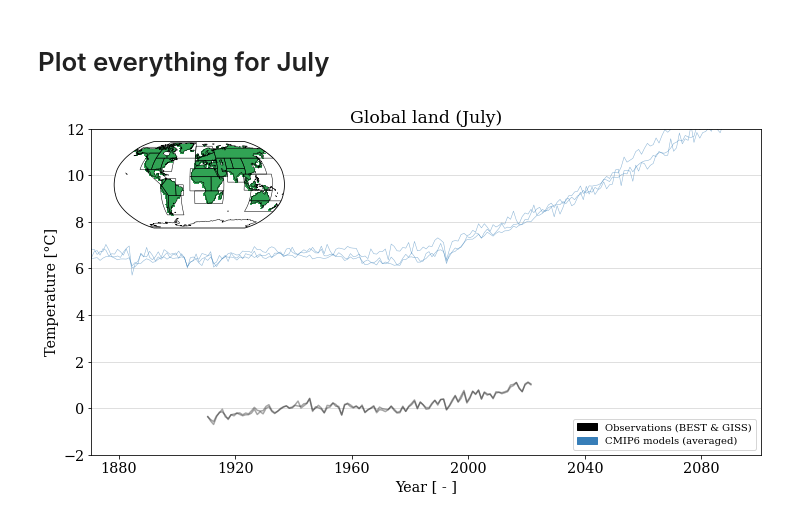
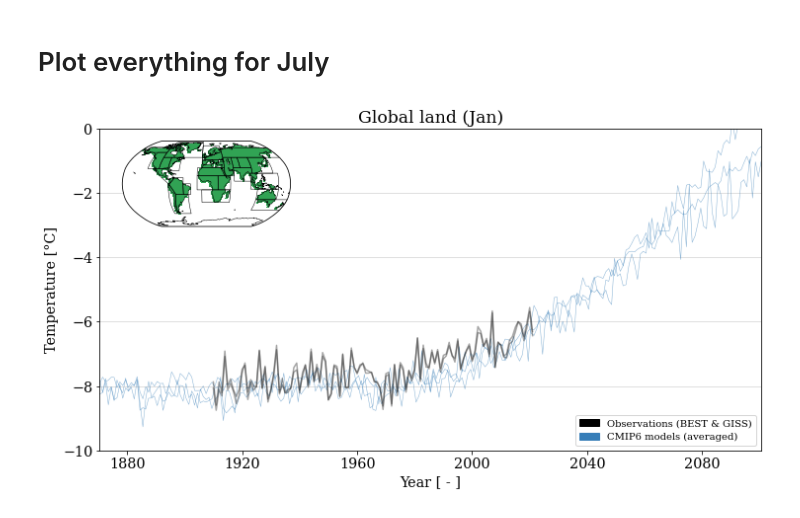
Before and after one commit to TristanPelser/mesmer, a Jupyter notebook: plots/Plotting code for Shruti.ipynb, the cells around one changed output. Saved outputs shown, nothing was run; the diff lists cells and outputs as text; code cells hidden in the pictures.

```diff
--- a/plots/Plotting code for Shruti.ipynb
+++ b/plots/Plotting code for Shruti.ipynb
@@ -122,19 +122,20 @@ def load_data_single_mod_mon(gen,model, mon, GMST=False, Tref_all=True,Tref_star
             data = xr.open_mfdataset(run_name_ssp, concat_dim='time', combine="nested").sel(time=slice('1870-01-01', '2101-01-01')).roll(lon=72)
             #data = data.sel(time=data.time.dt.month.isin([month_sel])) ## select specific month(s) from the data
             data = data.assign_coords(lon= (((data.lon + 180) % 360) - 180)) #assign coords so same labels as others
+            month_idx = data.groupby('time.month').groups ## select specific month(s) from the data
+            mon_idx = month_idx[month_sel]
+            data_sel = data.isel(time=mon_idx)
             scen = run_name.split('/')[-1].split('_')[-3]
             run = int(run_name.split('/')[-1].split('_')[-2].split('r')[1].split('i')[0])
 
             if scen not in list(y.keys()):
                 y[scen]={}
                 run_nrs[scen]=[]
-                y[scen][run] = data.tas.values  #still absolute values (contains also sea pixels)
-                y[scen][run] = y[scen][run][mon::12]  # select the chosen month only
+                y[scen][run] = data_sel.tas.values  #still absolute values (contains also sea pixels)
                 run_nrs[scen].append(run)
 
             else:
-                y[scen][run] = data.tas.values
-                y[scen][run] = y[scen][run][mon::12]  # select the chosen month only
+                y[scen][run] = data_sel.tas.values
                 run_nrs[scen].append(run)
 
             if GMST == True:
@@ -145,10 +146,11 @@ def load_data_single_mod_mon(gen,model, mon, GMST=False, Tref_all=True,Tref_star
         for run_name in run_names_list_historical:
             run_name_hist = run_name
             data_hist = xr.open_mfdataset(run_name_hist,concat_dim='time',  combine="nested").sel(time=slice('1870-01-01', '2101-01-01')).roll(lon=72)
-            #data_hist = data_hist.sel(time=data_hist.time.dt.month.isin([month_sel])) ## select specific month(s) from the data
+            month_idx = data_hist.groupby('time.month').groups ## select specific month(s) from the data
+            mon_idx = month_idx[month_sel]
+            data_sel = data_hist.isel(time=mon_idx)
             run = int(run_name.split('/')[-1].split('_')[-2].split('r')[1].split('i')[0])
-            y['historical'][run] = data_hist.tas.values
-            y['historical'][run] = y['historical'][run][mon::12]  # select the chosen month only
+            y['historical'][run] = data_sel.tas.values
             run_nrs['historical'].append(run)
 
         #sum up all ref climates
@@ -291,6 +295,0 @@ y_all_mon['giss'].shape
-# %%
-time_x = np.arange(12)
-
-for dataset in datasets:
-    plt.plot(time_x, np.mean(data_clim['best'], axis=1))
-    plt.plot(time_x, np.mean(data_clim['giss'], axis=1))
@@ -514,7 +483,7 @@ time_hist={}
 wgt_l={}
 
 for model in models:
-    y[model],time[model],time_hist[model],run_nrs_tas[model],srex,srex_names,lon_pc,lat_pc,idx_l,wgt_l = load_data_single_mod_mon(6,model,7,GMST=False,Tref_all=True,Tref_start='1870-01-01',Tref_end='1900-01-01', usr_time_res="mon")
+    y[model],time[model],time_hist[model],run_nrs_tas[model],srex,srex_names,lon_pc,lat_pc,idx_l,wgt_l = load_data_single_mod_mon(6,model,1,GMST=False,Tref_all=True,Tref_start='1951-01-01',Tref_end='1981-01-01', usr_time_res="mon")
 
 for scen in y[model].keys():
     y[model][scen]=np.stack(([y[model][scen][run] for run in run_nrs_tas[model][scen]]))
@@ -639,37 +633,39 @@ LST_all = {}
 time_all = pd.date_range('1870-01-01', '2100-01-01', freq='YS')
 time_all = time_all + pd.Timedelta(26, unit='w') - pd.Timedelta(1, unit='d')
 
+time_mon = pd.date_range('1910-01-01', '2021-01-01', freq='YS')
+
 fig=plt.figure(figsize=(12,6))
 
 ### set boundaries for y-axis
-y_min = -2.0
-y_max = 12.0
+y_min = -10.0
+y_max = 0.0
 plt.ylim([y_min,y_max])
 
 ##create legend
 obs_lg = mpatches.Patch(color="k", label="Observations (BEST & GISS)")
 runs_lg = mpatches.Patch(color="#377eb8", label="CMIP6 models (averaged)")
 
 
 for model in models:
         LST_all[model] = np.concatenate((LST_hist_mean[model], LST_mean[model]))
         plt.plot(time_all, LST_all[model], color='#377eb8',lw=0.5,alpha=0.6)
 
 for dataset in datasets:
-    plt.plot(time_obs[dataset][7], obs_mon[dataset][7], color="k", alpha=0.35)
+    plt.plot(time_obs[dataset][1], obs_mon[dataset][1], color="k", alpha=0.35)
 
 plt.margins(0,0)
 plt.grid(axis='y', alpha=0.5)
-plt.title('Global land (July)')
+plt.title('Global land (Jan)')
 plt.xlabel('Year [ - ]')
 plt.ylabel('Temperature [°C]')
 leg = plt.legend(handles=[obs_lg,runs_lg], loc="lower right", prop={'size': 10})
 
 ax_sub = fig.add_axes([0.15, 0.65, 0.2, 0.2],projection=ccrs.Robinson(central_longitude=0))
 mesh_srex = ax_sub.pcolormesh(lon_pc, lat_pc, idx_l_reg_gl, cmap=cmap_srex,norm=norm_srex,transform=ccrs.PlateCarree(),rasterized=True)
 ax_sub.coastlines(lw=0.5)
 ax_sub.add_geometries(df_srex.geometry.values, crs=ccrs.PlateCarree(), facecolor='none', edgecolor='k',lw=0.5)
 
 plt.show()
 # %% [output]
-[figure, old version]
+[figure, new version]
```
Also changed, not shown: parts of 7 cells of this notebook.
